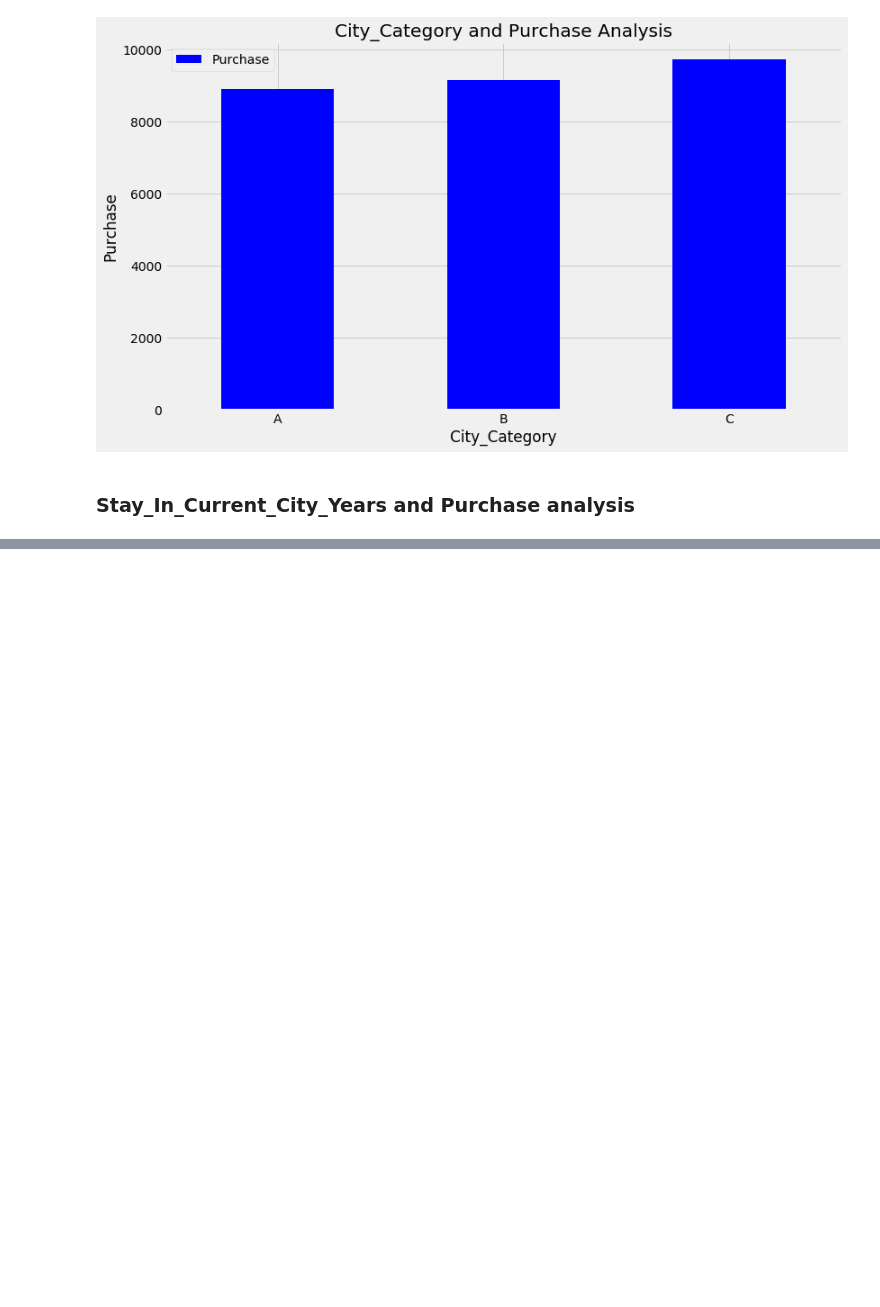
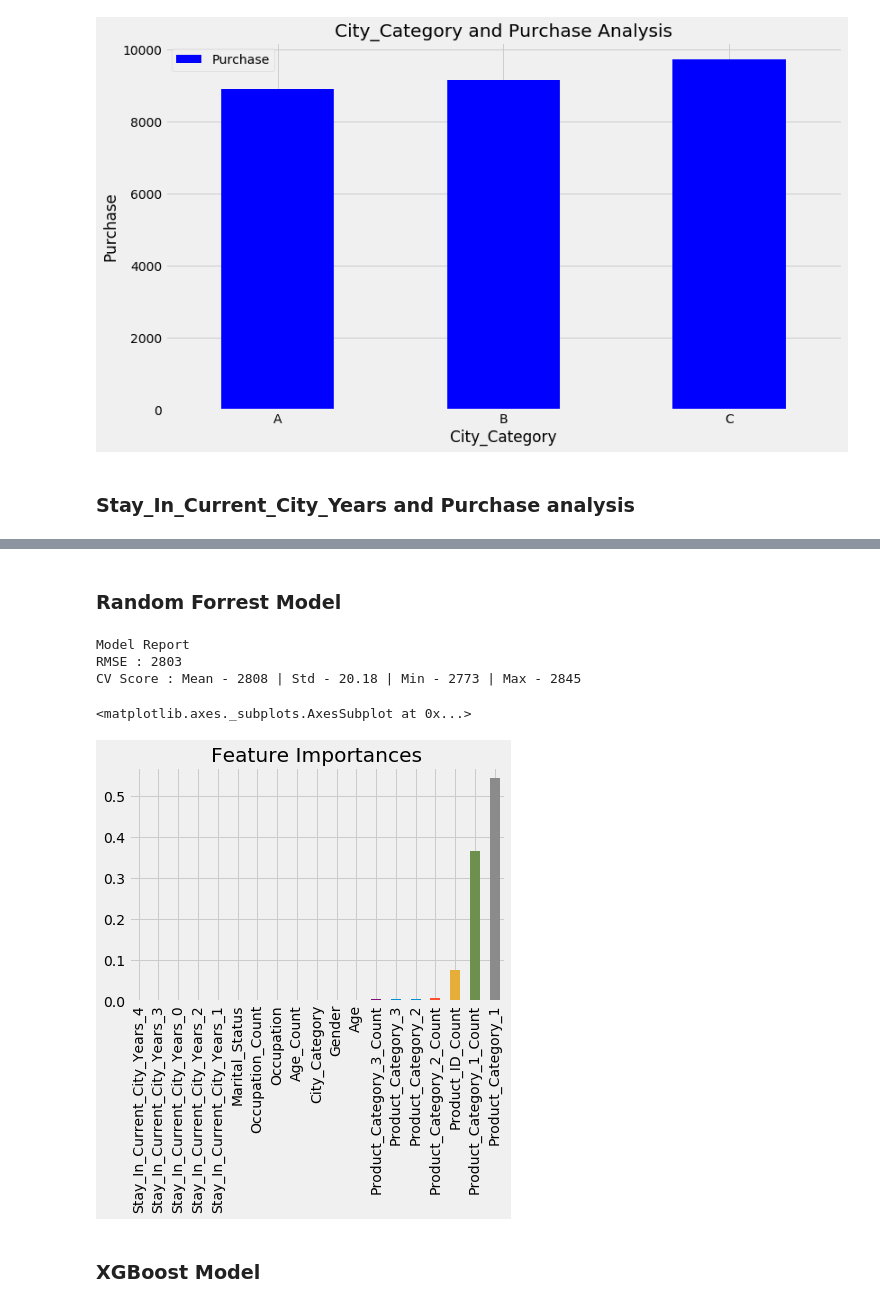
Before and after one commit to RaquelRufino/The-Black-Friday-Predictor, a Jupyter notebook: How_much_will_a_customer_spend?.ipynb, the cells around one changed output, grey strips where cells are left out. Saved outputs shown, nothing was run; the diff lists cells and outputs as text; code cells hidden in the pictures; blank space fills up the shorter version.

```diff
--- a/How_much_will_a_customer_spend?.ipynb
+++ b/How_much_will_a_customer_spend?.ipynb
@@ -237,0 +554,15 @@ KeyError: 'Stay_In_Current_City_Years '
+# %% [markdown]
+### Random Forrest Model
+# %%
+RF = DecisionTreeRegressor(max_depth=8, min_samples_leaf=150)
+modelfit(RF, train_df, test_df, predictors, target, IDcol, 'Dataset/RF.csv')
+coef1 = pd.Series(RF.feature_importances_, predictors).sort_values()
+coef1.plot(kind='bar', title='Feature Importances')
+# %% [output]
+Model Report
+RMSE : 2803
+CV Score : Mean - 2808 | Std - 20.18 | Min - 2773 | Max - 2845
+<matplotlib.axes._subplots.AxesSubplot at 0x...>
+[figure, added]
+# %% [markdown]
+### XGBoost Model
```
Also changed, not shown: parts of 32 cells of this notebook, 9 other files.
